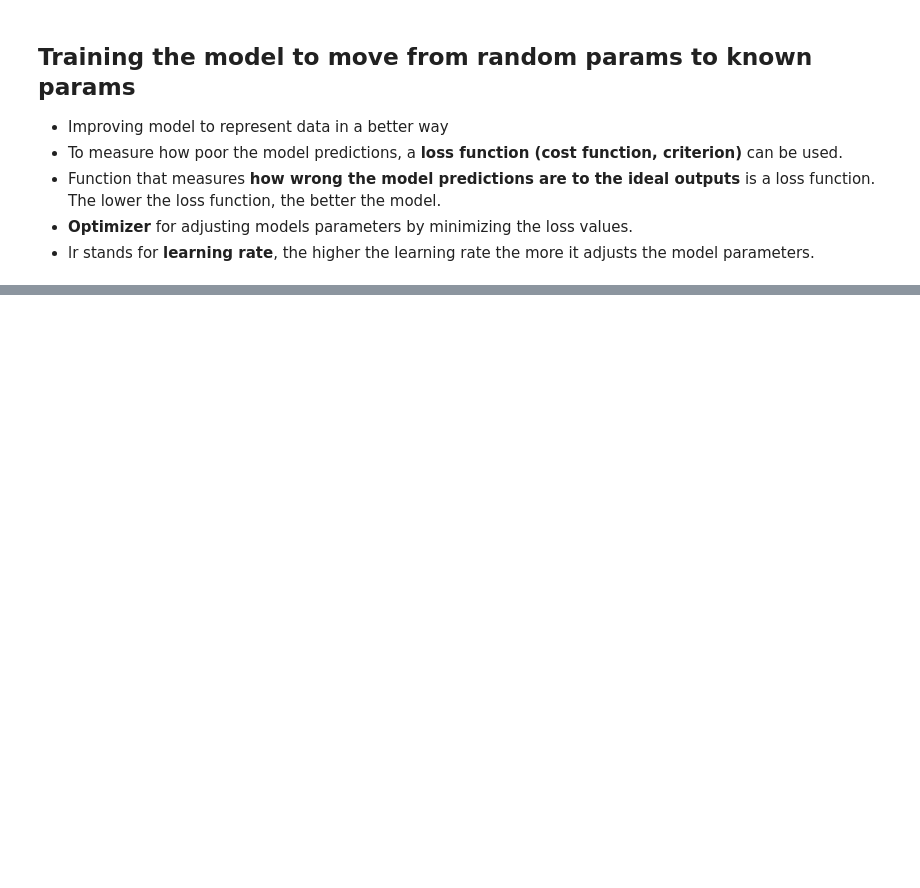
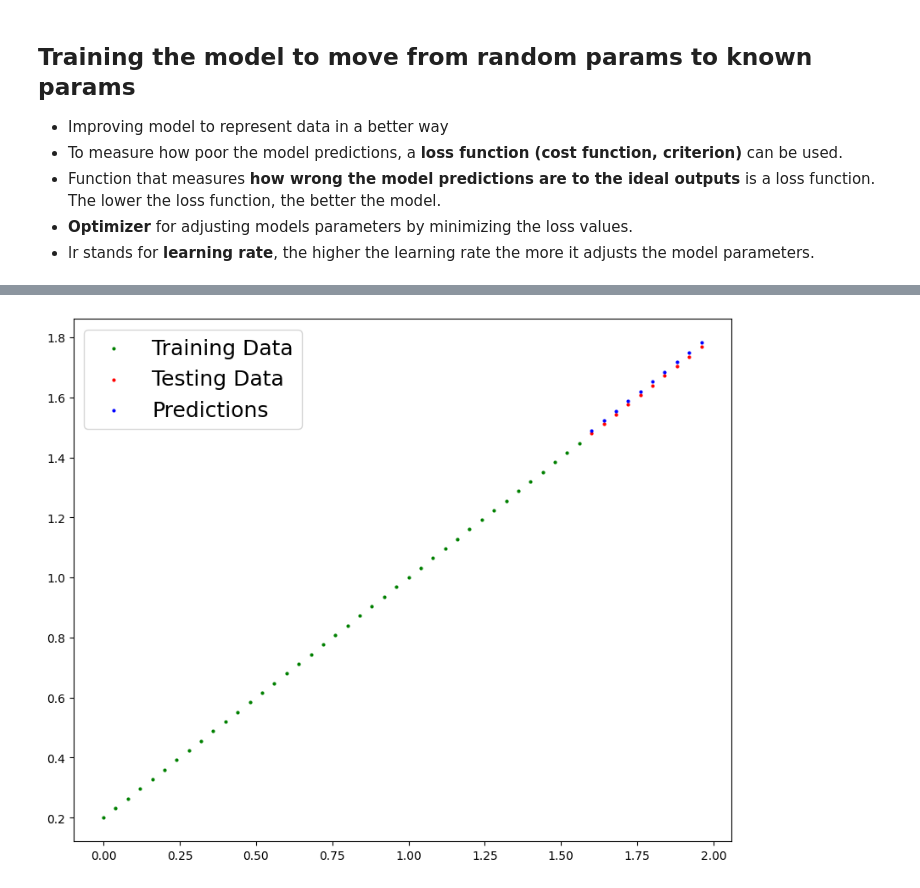
Before and after one commit to Naga-SDonepudi/PyTorch_HandsOn, a Jupyter notebook: 2_Workflow_of_PyTorch.ipynb, the cells around one changed output, grey strips where cells are left out. Drawn from its saved outputs; the diff is of its cells as text; code cells hidden in the pictures; blank space fills up the shorter version.

Commit message:
PyTorch Workflow

```diff
--- a/2_Workflow_of_PyTorch.ipynb
+++ b/2_Workflow_of_PyTorch.ipynb
@@ -231,0 +279,3 @@ optimizer = torch.optim.SGD(params=model_1.parameters(),
+# %%
+with torch.inference_mode():
+  y_preds_new = model_1(X_test)
@@ -231,0 +297,4 @@ optimizer = torch.optim.SGD(params=model_1.parameters(),
+# %%
+plot_predictions(predictions=y_preds_new)
+# %% [output]
+[figure, added]
```
Also changed, not shown: parts of 18 cells of this notebook.
